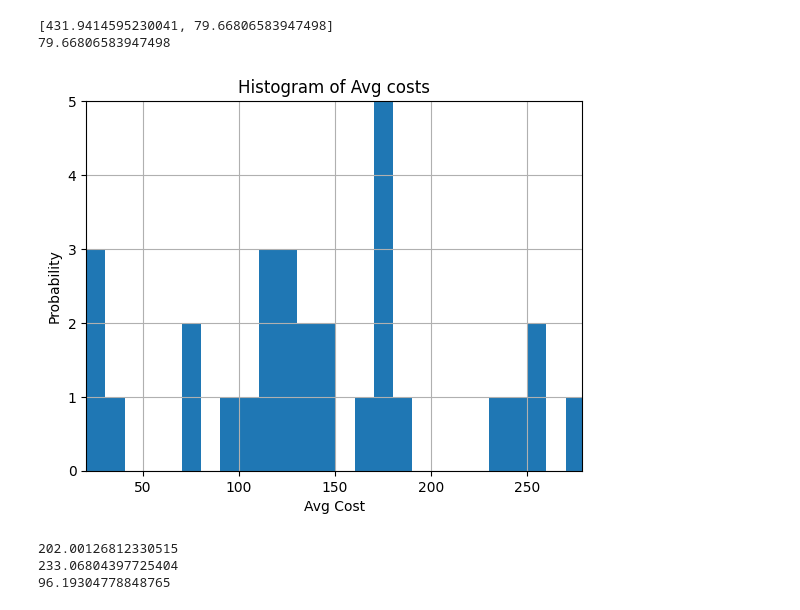
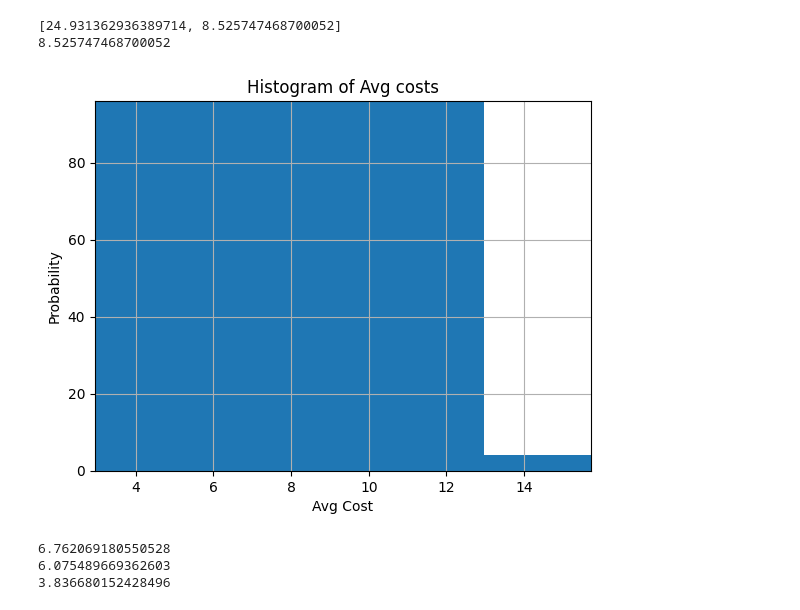
Before and after one commit to tum-logistik/multi-sourcing-inventory, a Jupyter notebook: exp_streamline.ipynb, the cells around one changed output. Cells and saved outputs as stored; diff of their text form; code cells hidden in the pictures.

Commit message:
use cost averaging

```diff
--- a/exp_streamline.ipynb
+++ b/exp_streamline.ipynb
@@ -5,7 +5,7 @@ import time
 from common.variables import *
 from opt.eval_policy import *
 
-filename = "output/msource_value_dic_11-30-2022-00-49-06.pkl"
+filename = "output/msource_value_dic_08-19-2022-10-50-49.pkl"
 
 with open(filename, 'rb') as f:
     output_obj = pkl.load(f)
@@ -76,10 +92,11 @@ print(np.std(np.array(mc_avg_costs_ss)))
 # plt.plot(costs)
 # %%
 single_supplier_mean_costs = []
+sing_supp_mean_cost = np.Inf
 for s in range(sourcingEnv2.n_suppliers):
 
     kwargs = {"periods" : 30,
-        "nested_mc_iters" : 30,
+        "nested_mc_iters" : 100,
         "h_cost": model_params['policy_params']['h_cost'],
         "b_penalty" : model_params['policy_params']['b_penalty'],
         "supplier_index": s
@@ -90,35 +107,39 @@ for s in range(sourcingEnv2.n_suppliers):
         policy_callback = single_source_orderupto_policy,
         **kwargs)
 
-    single_supplier_mean_costs.append(np.mean(single_supplier_costs))
+    sing_supp_mean_cost_i = np.mean(single_supplier_costs)
+    single_supplier_mean_costs.append(sing_supp_mean_cost_i)
+    if sing_supp_mean_cost_i < sing_supp_mean_cost:
+        single_supplier_costs_select = single_supplier_costs
+        sing_supp_mean_cost = sing_supp_mean_cost_i
 
 print(single_supplier_mean_costs)
 print(np.min(single_supplier_mean_costs))
 # %% [output]
-[431.9414595230041, 79.66806583947498]
-79.66806583947498
+[24.931362936389714, 8.525747468700052]
+8.525747468700052
 # %%
 import matplotlib.pyplot as plt
 import numpy as np
 
 binwidth = 10
-n, bins, patches = plt.hist(mc_avg_costs_ss, bins=np.arange( np.min(mc_avg_costs_ss), np.max(mc_avg_costs_ss) + binwidth, binwidth))
+n, bins, patches = plt.hist(single_supplier_costs_select, bins=np.arange( np.min(single_supplier_costs_select), np.max(single_supplier_costs_select) + binwidth, binwidth))
 # n, bins, patches = plt.hist(mc_avg_costs, density = True)
 
 
 plt.xlabel('Avg Cost')
 plt.ylabel('Probability')
 plt.title('Histogram of Avg costs')
-plt.xlim(np.min(mc_avg_costs_ss), np.max(mc_avg_costs_ss))
+plt.xlim(np.min(single_supplier_costs_select), np.max(single_supplier_costs_select))
 plt.ylim(0, np.max(n))
 plt.grid(True)
 plt.show()
 # %% [output]
-[figure, old version]
+[figure, new version]
 # %%
 mc_avg_costs_di = mc_with_policy(sourcingEnv2, start_state = s_custom,
-    periods = 20,
-    nested_mc_iters = 20,
+    periods = 30,
+    nested_mc_iters = 30,
     big_s = model_params['policy_params']['big_s'],
     small_s = model_params['policy_params']['small_s'],
     h_cost = model_params['policy_params']['h_cost'],
@@ -130,9 +151,9 @@ print(np.mean(np.array(mc_avg_costs_di)))
 print(np.median(np.array(mc_avg_costs_di)))
 print(np.std(np.array(mc_avg_costs_di)))
 # %% [output]
-202.00126812330515
-233.06804397725404
-96.19304778848765
+6.762069180550528
+6.075489669362603
+3.836680152428496
 # %%
 import matplotlib.pyplot as plt
 import numpy as np
```
Also changed, not shown: parts of 10 cells of this notebook, 2 other files.
